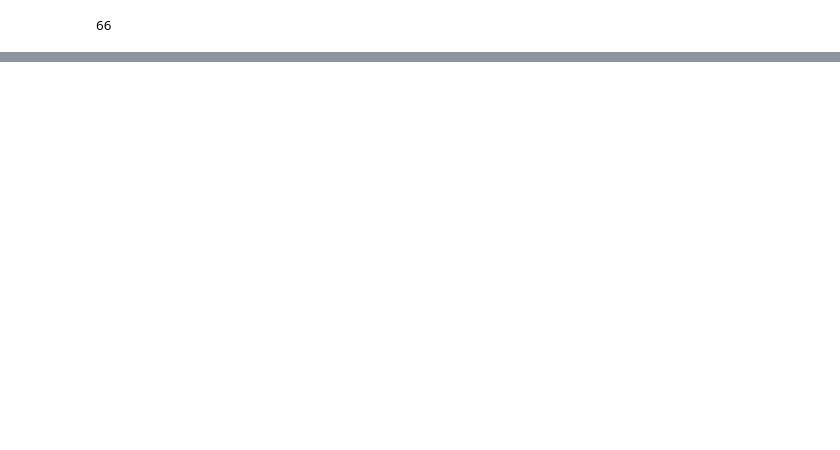
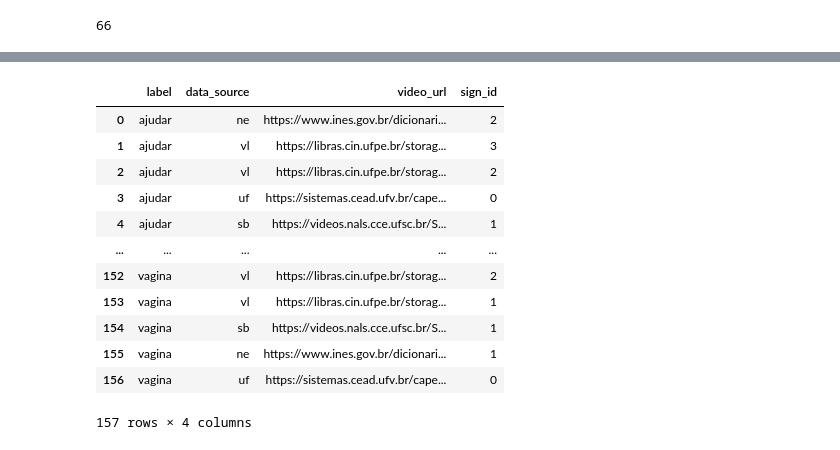
Before and after one commit to patrickf949/SaoPauloBrazilChapter_BrazilianSignLanguage, a Jupyter notebook: notebooks/vocabulary-building.ipynb, the cells around one changed output, grey strips where cells are left out. Saved outputs shown, nothing was run; the diff lists cells and outputs as text; code cells hidden in the pictures; blank space fills up the shorter version.

```diff
--- a/notebooks/vocabulary-building.ipynb
+++ b/notebooks/vocabulary-building.ipynb
@@ -202 +379,23 @@ print(selected_data.shape)
+# %%
+reviewed_words = pd.read_json("data/raw/combined/words_in_all_datasets.json")
+combined_metadata = (
+    combined_metadata[combined_metadata["label"].isin(reviewed_words["word"])]
+    .sort_values("label")
+    .reset_index(drop=True)
+)
+combined_metadata
+# %% [output]
+|  | label | data_source | video_url | sign_id |
+| 0 | ajudar | ne | https://www.ines.gov.br/dicionari... | 2 |
+| 1 | ajudar | vl | https://libras.cin.ufpe.br/storag... | 3 |
+| 2 | ajudar | vl | https://libras.cin.ufpe.br/storag... | 2 |
+| 3 | ajudar | uf | https://sistemas.cead.ufv.br/cape... | 0 |
+| 4 | ajudar | sb | https://videos.nals.cce.ufsc.br/S... | 1 |
+| ... | ... | ... | ... | ... |
+| 152 | vagina | vl | https://libras.cin.ufpe.br/storag... | 2 |
+| 153 | vagina | vl | https://libras.cin.ufpe.br/storag... | 1 |
+| 154 | vagina | sb | https://videos.nals.cce.ufsc.br/S... | 1 |
+| 155 | vagina | ne | https://www.ines.gov.br/dicionari... | 1 |
+| 156 | vagina | uf | https://sistemas.cead.ufv.br/cape... | 0 |
+157 rows × 4 columns
 # %%
```
Also changed, not shown: parts of 15 cells of this notebook.
